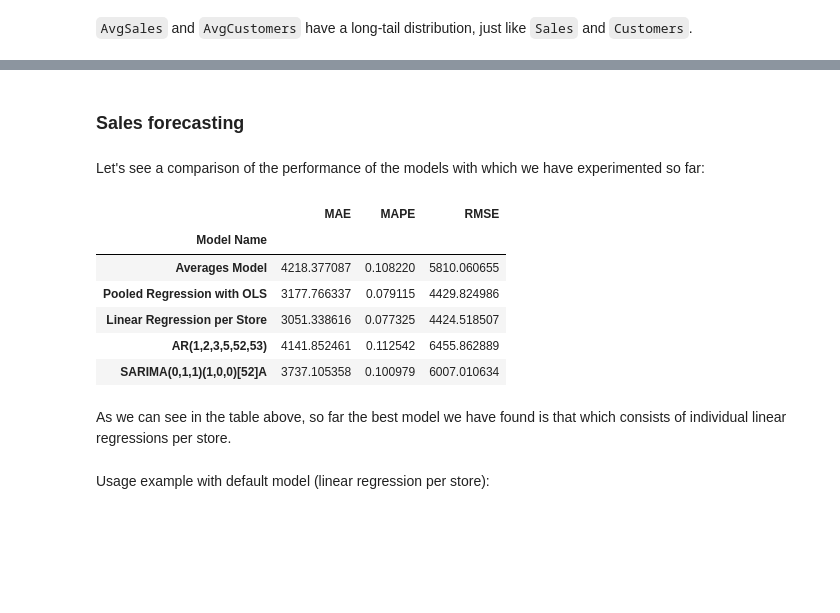
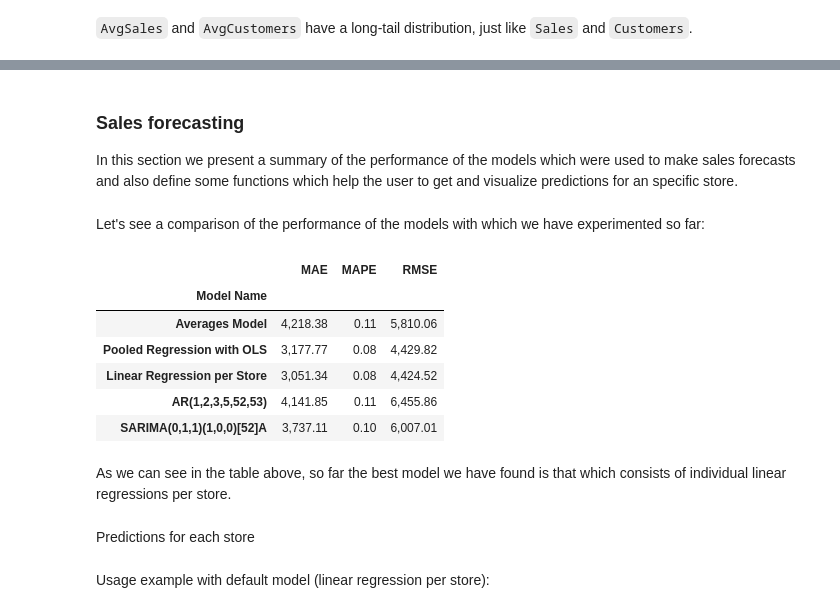
Before and after one commit to xaviermondragon/rossmann, a Jupyter notebook: notebooks/6_reports.ipynb, the cells around one changed output, grey strips where cells are left out. Cells and saved outputs as stored; diff of their text form; code cells hidden in the pictures; blank space fills up the shorter version.

```diff
--- a/notebooks/6_reports.ipynb
+++ b/notebooks/6_reports.ipynb
@@ -173,19 +210,24 @@ draw_sales_and_customers_dists(2)
 # %% [markdown]
 ### Sales forecasting
+
+In this section we present a summary of the performance of the models which were used to make sales forecasts and also define some functions which help the user to get and visualize predictions for an specific store.
 # %% [markdown]
 Let's see a comparison of the performance of the models with which we have experimented so far:
 # %%
+pd.options.display.float_format = "{:,.2f}".format
 pd.concat([avg_errors, pool_reg_errors, lr_errors, autoreg_errors, sarima_errors]).set_index('Model Name')
 # %% [output]
 |  | MAE | MAPE | RMSE |
 | Model Name |  |  |  |
-| Averages Model | 4218.377087 | 0.108220 | 5810.060655 |
-| Pooled Regression with OLS | 3177.766337 | 0.079115 | 4429.824986 |
-| Linear Regression per Store | 3051.338616 | 0.077325 | 4424.518507 |
-| AR(1,2,3,5,52,53) | 4141.852461 | 0.112542 | 6455.862889 |
-| SARIMA(0,1,1)(1,0,0)[52]A | 3737.105358 | 0.100979 | 6007.010634 |
+| Averages Model | 4,218.38 | 0.11 | 5,810.06 |
+| Pooled Regression with OLS | 3,177.77 | 0.08 | 4,429.82 |
+| Linear Regression per Store | 3,051.34 | 0.08 | 4,424.52 |
+| AR(1,2,3,5,52,53) | 4,141.85 | 0.11 | 6,455.86 |
+| SARIMA(0,1,1)(1,0,0)[52]A | 3,737.11 | 0.10 | 6,007.01 |
 # %% [markdown]
 As we can see in the table above, so far the best model we have found is that which consists of individual linear regressions per store.
+# %% [markdown]
+Predictions for each store
 # %%
 def get_predictions(store, model="linear regression per store"):
     '''
```
Also changed, not shown: parts of 21 cells of this notebook, 1 other file.
